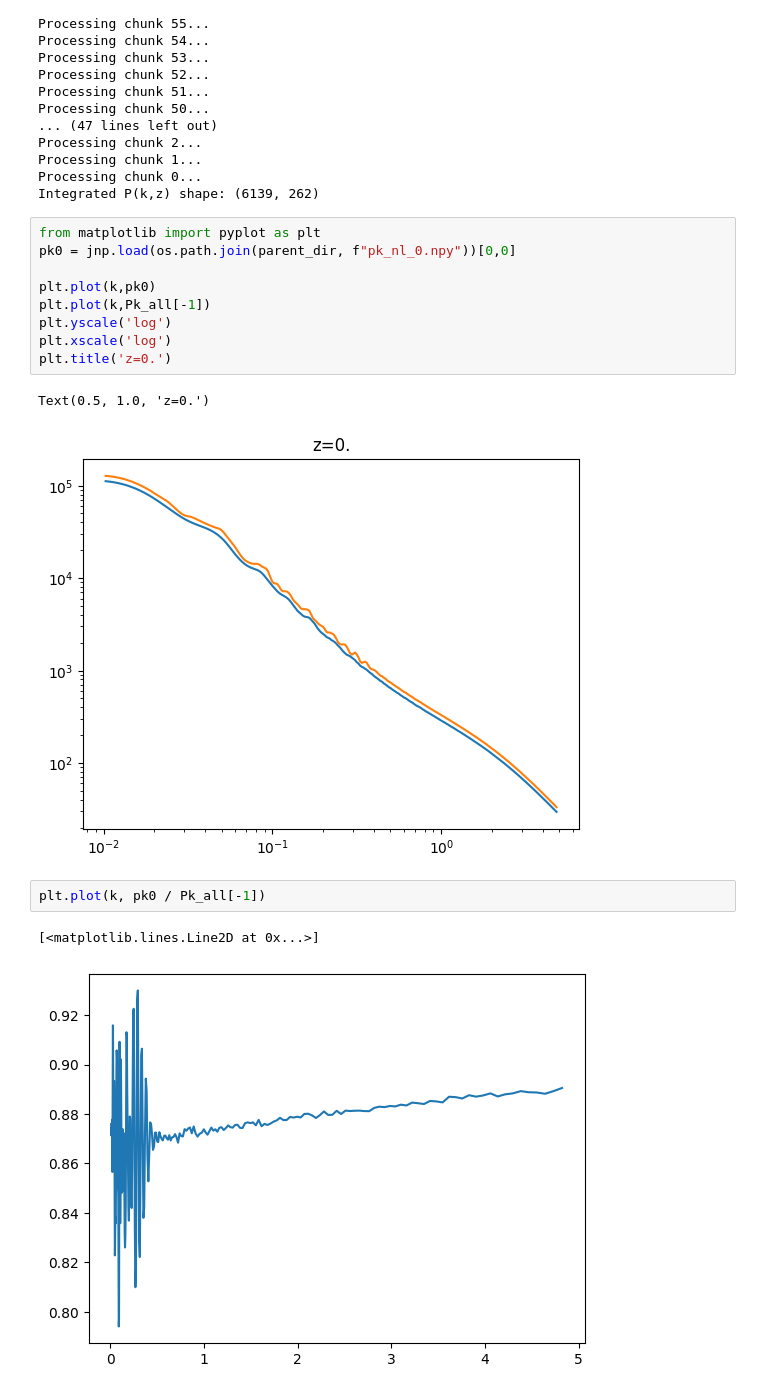
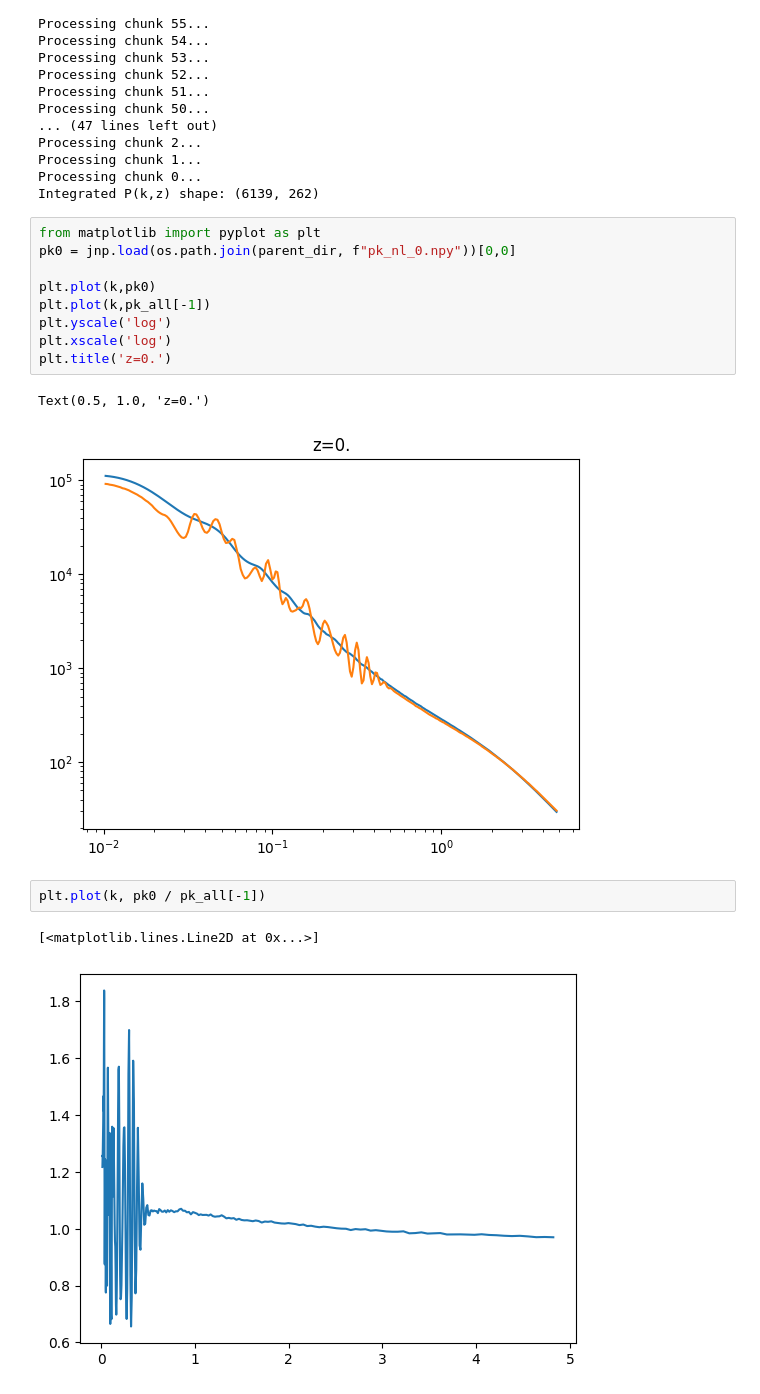
Before and after one commit to pltaylor16/odd_emu, a Jupyter notebook: production/test_solve.ipynb, the cells around one changed output. Cells and saved outputs as stored; diff of their text form.

Commit message:
I was plotting the wrong thing. This is looking a lot better. Some strange features, but I think this is coming from some artifacts at high-z in the euclid emulator

```diff
--- a/production/test_solve.ipynb
+++ b/production/test_solve.ipynb
@@ -264,17 +264,17 @@ from matplotlib import pyplot as plt
 pk0 = jnp.load(os.path.join(parent_dir, f"pk_nl_0.npy"))[0,0]
 
 plt.plot(k,pk0)
-plt.plot(k,Pk_all[-1])
+plt.plot(k,pk_all[-1])
 plt.yscale('log')
 plt.xscale('log')
 plt.title('z=0.')
 # %% [output]
 Text(0.5, 1.0, 'z=0.')
-[figure, old version]
+[figure, new version]
 # %%
-plt.plot(k, pk0 / Pk_all[-1])
+plt.plot(k, pk0 / pk_all[-1])
 # %% [output]
 [<matplotlib.lines.Line2D at 0x...>]
-[figure, old version]
+[figure, new version]
 # %%
 parent_dir = "/srv/scratch2/taylor.4264/odd_emu/production_run/merged/"
```
Also changed, not shown: parts of 1 cell of this notebook.
